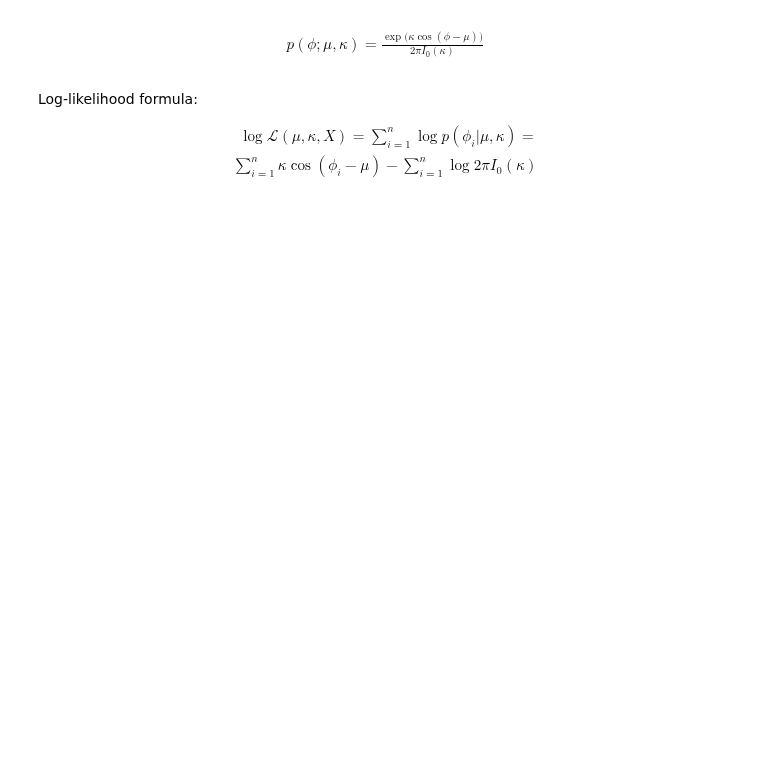
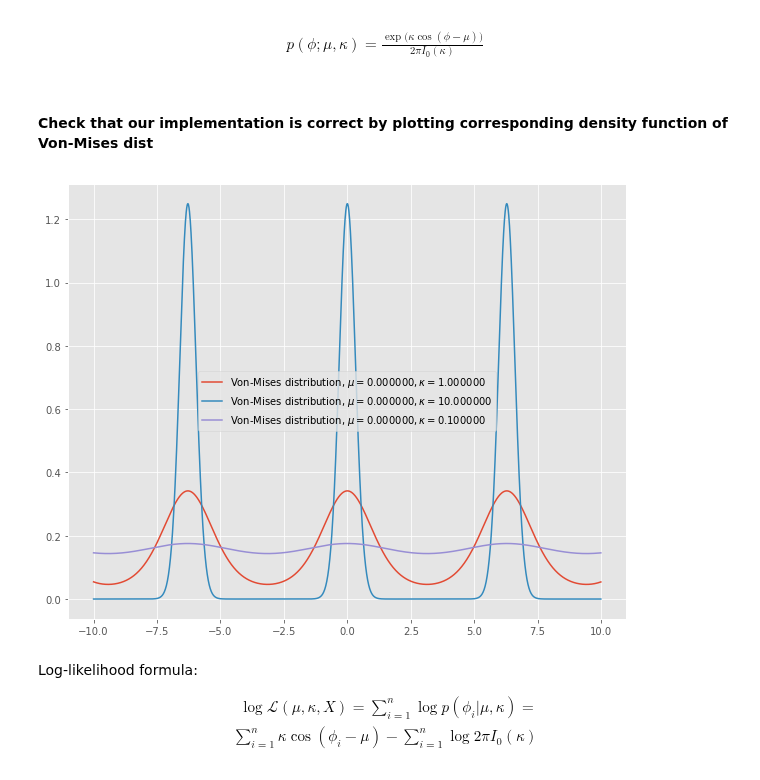
Before and after one commit to sergeyprokudin/BiternionNet, a Jupyter notebook: Experiments - TownCentre.ipynb, the cells around one changed output. Cells and saved outputs as stored; diff of their text form; code cells hidden in the pictures; blank space fills up the shorter version.

```diff
--- a/Experiments - TownCentre.ipynb
+++ b/Experiments - TownCentre.ipynb
@@ -531,23 +558,27 @@ plt.show()
 \begin{align}
    p(\phi; \mu, \kappa) = \frac{\exp{(\kappa \cos{(\phi-\mu)}})}{2\pi I_0(\kappa)}
 \end{align}
+# %% [markdown]
+#### Check that our implementation is correct  by plotting corresponding density function of Von-Mises dist
 # %%
-def vm_cdf(vals, mu, kappa):
+def vm_pdf(vals, mu, kappa):
     return np.exp(kappa * np.cos(vals-mu)) / (2* np.pi * bessel_approx(kappa))
 # %%
 from scipy.special import i0 as bessel
 
 x_vals = np.arange(-10,10, 0.01)
 
 plt.figure(figsize=(10,8))
 mu, kappa = [0.0, 1.0]
-plt.plot(x_vals, vm_cdf(x_vals, mu, kappa), label='Von-Mises distribution, $\mu=%f, \kappa=%f$' %(mu, kappa))
+plt.plot(x_vals, vm_pdf(x_vals, mu, kappa), label='Von-Mises distribution, $\mu=%f, \kappa=%f$' %(mu, kappa))
 mu, kappa = [0.0, 10.0]
-plt.plot(x_vals, vm_cdf(x_vals, mu, kappa), label='Von-Mises distribution, $\mu=%f, \kappa=%f$' %(mu, kappa))
+plt.plot(x_vals, vm_pdf(x_vals, mu, kappa), label='Von-Mises distribution, $\mu=%f, \kappa=%f$' %(mu, kappa))
 mu, kappa = [0.0, 0.1]
-plt.plot(x_vals, vm_cdf(x_vals, mu, kappa), label='Von-Mises distribution, $\mu=%f, \kappa=%f$' %(mu, kappa))
+plt.plot(x_vals, vm_pdf(x_vals, mu, kappa), label='Von-Mises distribution, $\mu=%f, \kappa=%f$' %(mu, kappa))
 plt.legend()
 plt.show()
+# %% [output]
+[figure, added]
 # %% [markdown]
 Log-likelihood formula:
 
```
Also changed, not shown: parts of 30 cells of this notebook, 1 other file.
